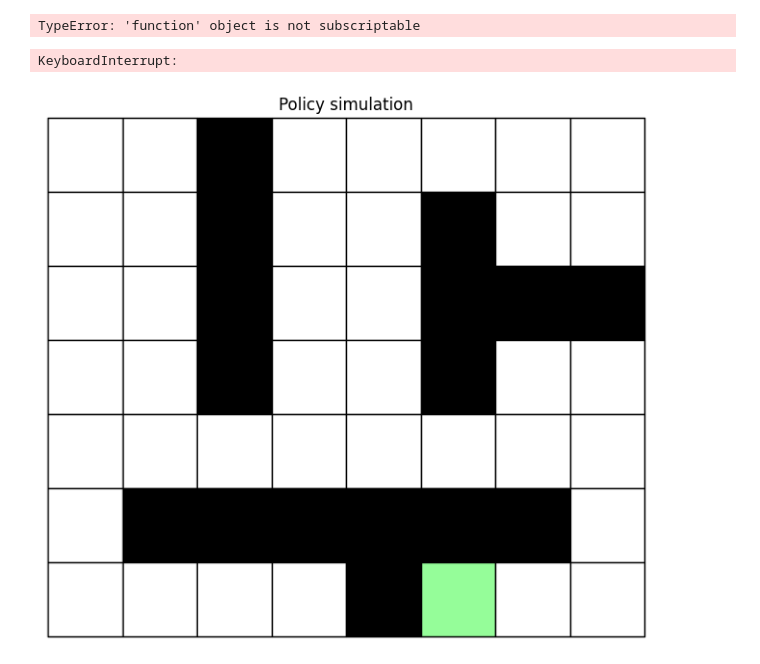
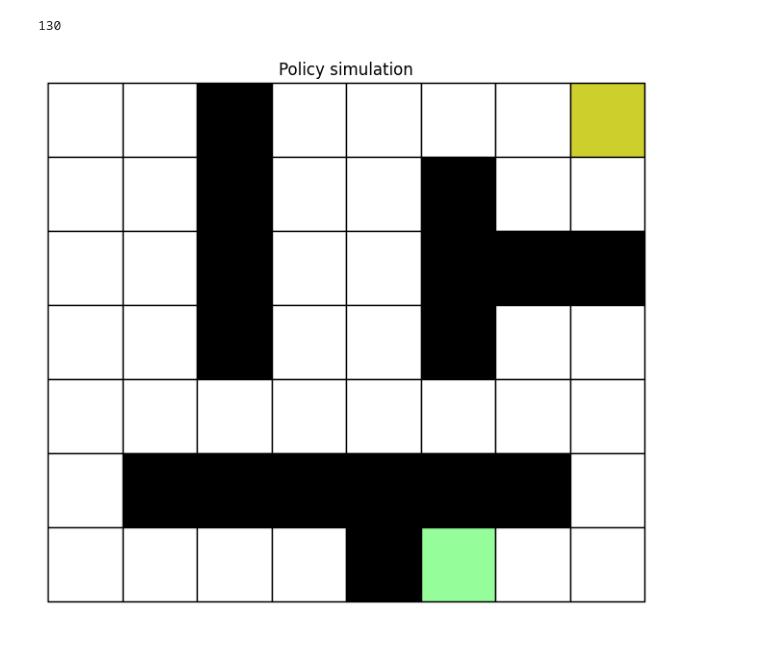
Before and after one commit to Glowster/EL2805_Labs, a Jupyter notebook: lab1/problem1/maze3.ipynb, the cells around one changed output. Drawn from its saved outputs; the diff is of its cells as text; code cells hidden in the pictures.

Commit message:
lade till grafer, data, maze3, och slutliga filer för problem 1

```diff
--- a/lab1/problem1/maze3.ipynb
+++ b/lab1/problem1/maze3.ipynb
@@ -18,6 +18,7 @@ LIGHT_GREEN  = '#95FD99'
 BLACK        = '#000000'
 WHITE        = '#FFFFFF'
 LIGHT_PURPLE = '#E8D0FF'
+YELLOW       = "#CDCF2C"
 # %%
 
 class Maze:
@@ -551,0 +752,27 @@ episode iter  9000
+# %%
+# Description of the maze as a numpy array
+maze = np.array([
+    [0, 0, 1, 0, 0, 0, 0, 3],
+    [0, 0, 1, 0, 0, 1, 0, 0],
+    [0, 0, 1, 0, 0, 1, 1, 1],
+    [0, 0, 1, 0, 0, 1, 0, 0],
+    [0, 0, 0, 0, 0, 0, 0, 0],
+    [0, 1, 1, 1, 1, 1, 1, 0],
+    [0, 0, 0, 0, 1, 2, 0, 0]])
+# With the convention 0 = empty cell, 1 = obstacle, 2 = exit of the Maze
+
+env = Maze(maze) # Create an environment maze
+
+eps = 1.0
+delta = 2/3
+alpha = 2/3
+episodes = 500
+method = "Q_learning"
+learning_func = q_learning
+# initial_q = init_Q(env, maze)
+initial_q = np.zeros((env.n_states, env.n_actions))
+# initial_q = np.random.rand(env.n_states, env.n_actions)
+
+q_value, q_policy, start_pos_value = learn_q(learning_func, env, initial_q, eps, delta, alpha, episodes)
+
+name = f"{method}_eps_{eps:.2f}_delta_{delta:.2f}_alpha_{alpha:.2f}_init_{0 if np.sum(initial_q)==0 else 1}_episodes_{episodes}"
@@ -552,25 +814,22 @@ episode iter  9000
 # %%
 #  the shortest path starting from position A
-
-
-#path, horizon = env.simulate(start, q_learning_policy, "Q_learning")
-path, horizon = env.simulate(start, sarsa_policy, "sarsa")
-
+start  = ((0,0), (6,5), 0)
+path, horizon = env.simulate(start, q_policy, method)
+# path, horizon = env.simulate(start, sarsa_policy, "sarsa")
 horizon
 # %% [output]
-TypeError: 'function' object is not subscriptable
+130
 # %%
 maze = np.array([
-    [0, 0, 1, 0, 0, 0, 0, 0],
+    [0, 0, 1, 0, 0, 0, 0, 3],
     [0, 0, 1, 0, 0, 1, 0, 0],
     [0, 0, 1, 0, 0, 1, 1, 1],
     [0, 0, 1, 0, 0, 1, 0, 0],
     [0, 0, 0, 0, 0, 0, 0, 0],
     [0, 1, 1, 1, 1, 1, 1, 0],
     [0, 0, 0, 0, 1, 2, 0, 0]])
 
 print(path)
 animate_solution(maze, path)
 # %% [output]
-KeyboardInterrupt:
-[figure, old version]
+[figure, new version]
```
Also changed, not shown: parts of 18 cells of this notebook, 38 other files.
